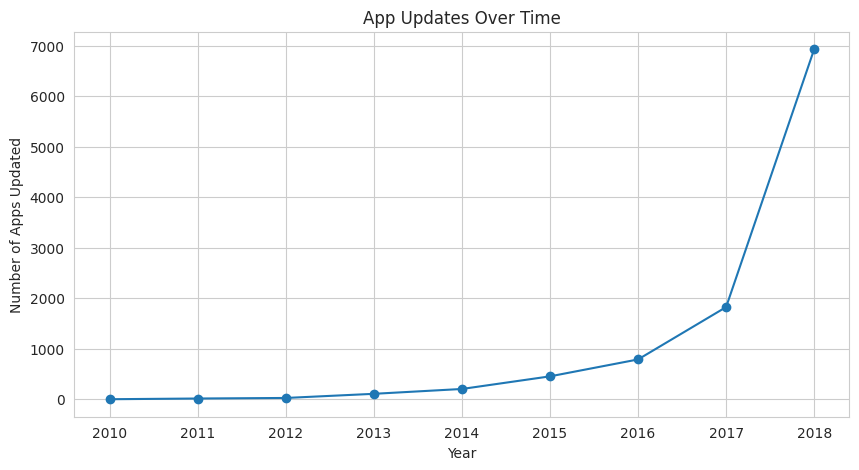
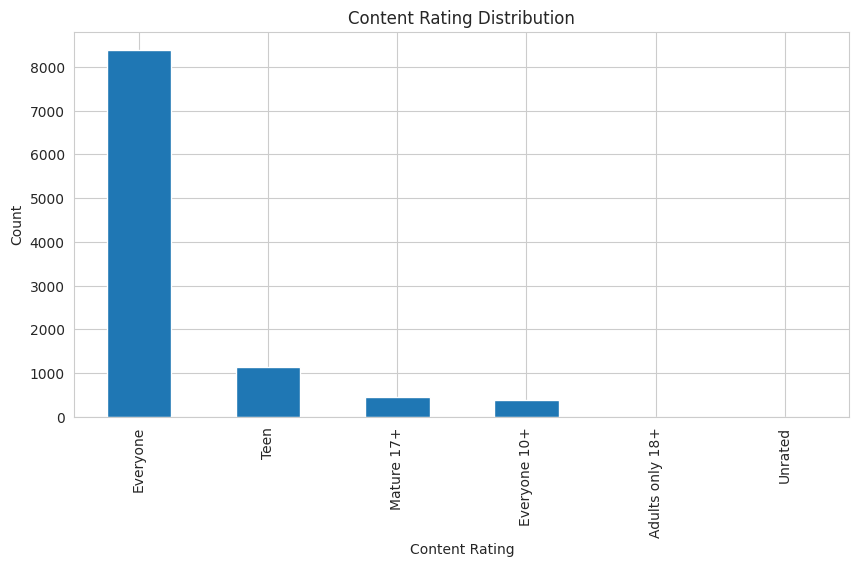
Unified diff of the notebook cell whose output changed from the first chart to the second:
--- before
+++ after
@@ -1,10 +1,8 @@
-df['Update Year'].value_counts().sort_index().plot(
-    kind='line',
-    marker='o'
+df['Content Rating'].value_counts().plot(
+    kind='bar'
 )
 
-plt.title("App Updates Over Time")
-plt.xlabel("Year")
-plt.ylabel("Number of Apps Updated")
+plt.title("Content Rating Distribution")
+plt.ylabel("Count")
 
 plt.show()

Commit: Created using Colab